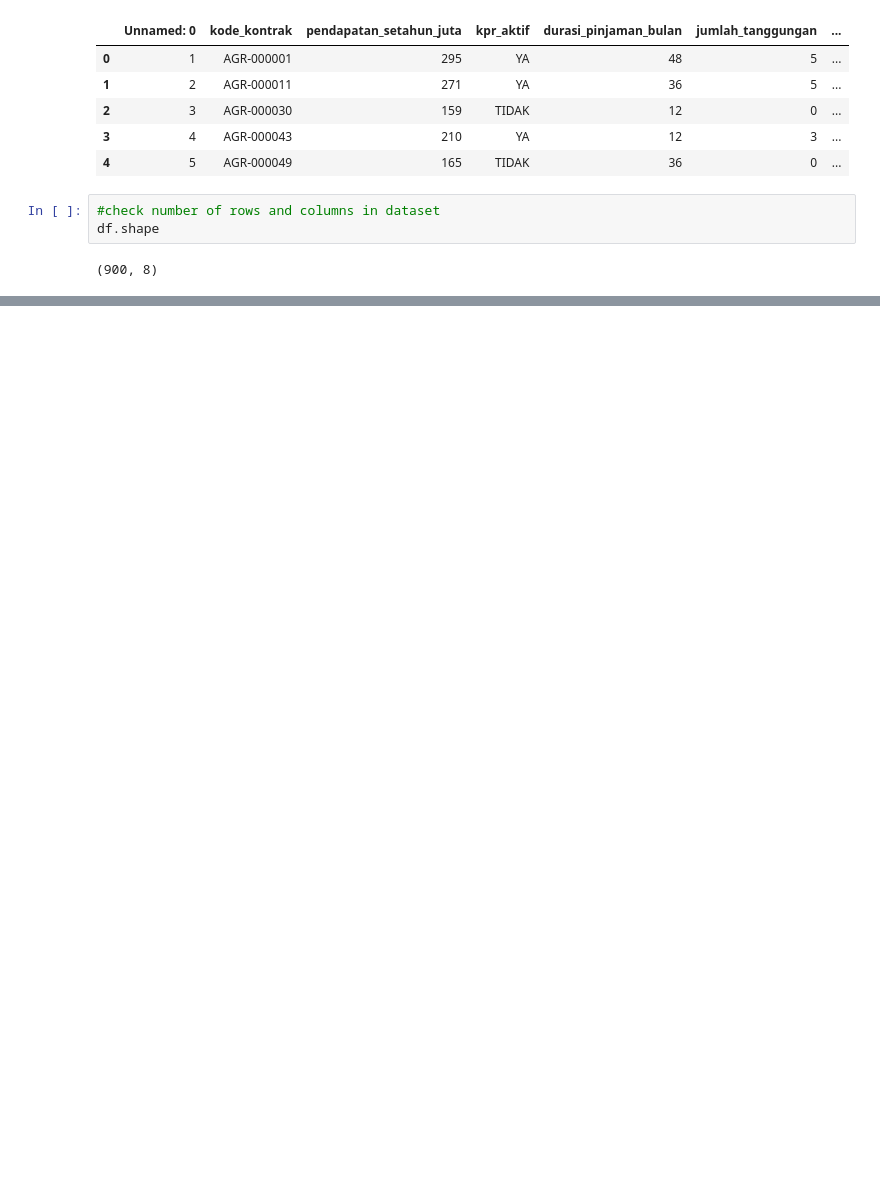
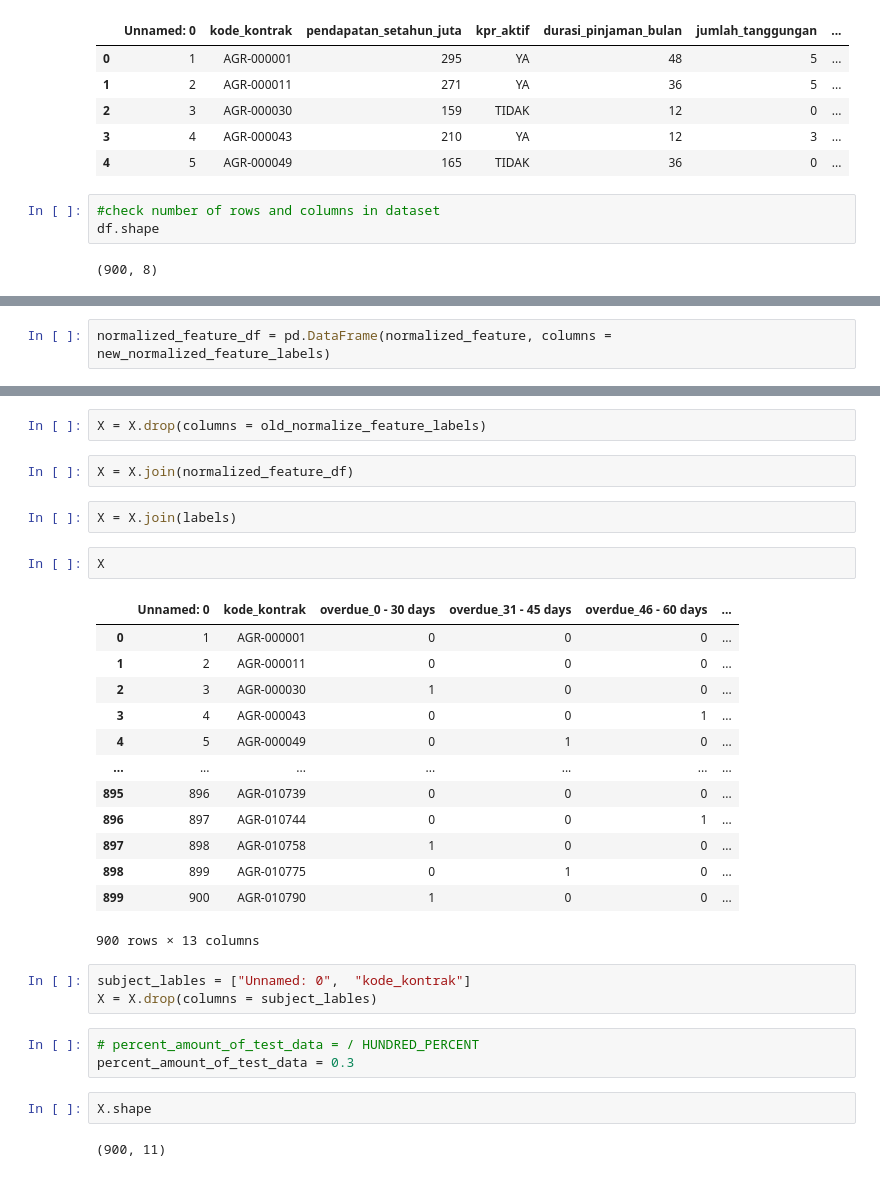
Before and after one commit to Purnomo-Ribut/datamining, a Jupyter notebook: _sources/tugas-8.ipynb, the cells around one changed output, grey strips where cells are left out. Saved outputs shown, nothing was run; the diff lists cells and outputs as text; blank space fills up the shorter version.

```diff
--- a/_sources/tugas-8.ipynb
+++ b/_sources/tugas-8.ipynb
@@ -163,0 +198,2 @@ print(clf_pf.predict([[4, 3, 5, 1.2]]))
+# %%
+normalized_feature_df = pd.DataFrame(normalized_feature, columns = new_normalized_feature_labels)
@@ -163,0 +216,32 @@ print(clf_pf.predict([[4, 3, 5, 1.2]]))
+# %%
+X = X.drop(columns = old_normalize_feature_labels)
+# %%
+X = X.join(normalized_feature_df)
+# %%
+X = X.join(labels)
+# %%
+X
+# %% [output]
+|  | Unnamed: 0 | kode_kontrak | overdue_0 - 30 days | overdue_31 - 45 days | overdue_46 - 60 days | ... |
+| 0 | 1 | AGR-000001 | 0 | 0 | 0 | ... |
+| 1 | 2 | AGR-000011 | 0 | 0 | 0 | ... |
+| 2 | 3 | AGR-000030 | 1 | 0 | 0 | ... |
+| 3 | 4 | AGR-000043 | 0 | 0 | 1 | ... |
+| 4 | 5 | AGR-000049 | 0 | 1 | 0 | ... |
+| ... | ... | ... | ... | ... | ... | ... |
+| 895 | 896 | AGR-010739 | 0 | 0 | 0 | ... |
+| 896 | 897 | AGR-010744 | 0 | 0 | 1 | ... |
+| 897 | 898 | AGR-010758 | 1 | 0 | 0 | ... |
+| 898 | 899 | AGR-010775 | 0 | 1 | 0 | ... |
+| 899 | 900 | AGR-010790 | 1 | 0 | 0 | ... |
+900 rows × 13 columns
+# %%
+subject_lables = ["Unnamed: 0",  "kode_kontrak"]
+X = X.drop(columns = subject_lables)
+# %%
+# percent_amount_of_test_data = / HUNDRED_PERCENT
+percent_amount_of_test_data = 0.3
+# %%
+X.shape
+# %% [output]
+(900, 11)
```
Also changed, not shown: parts of 62 cells of this notebook, 22 other files.
